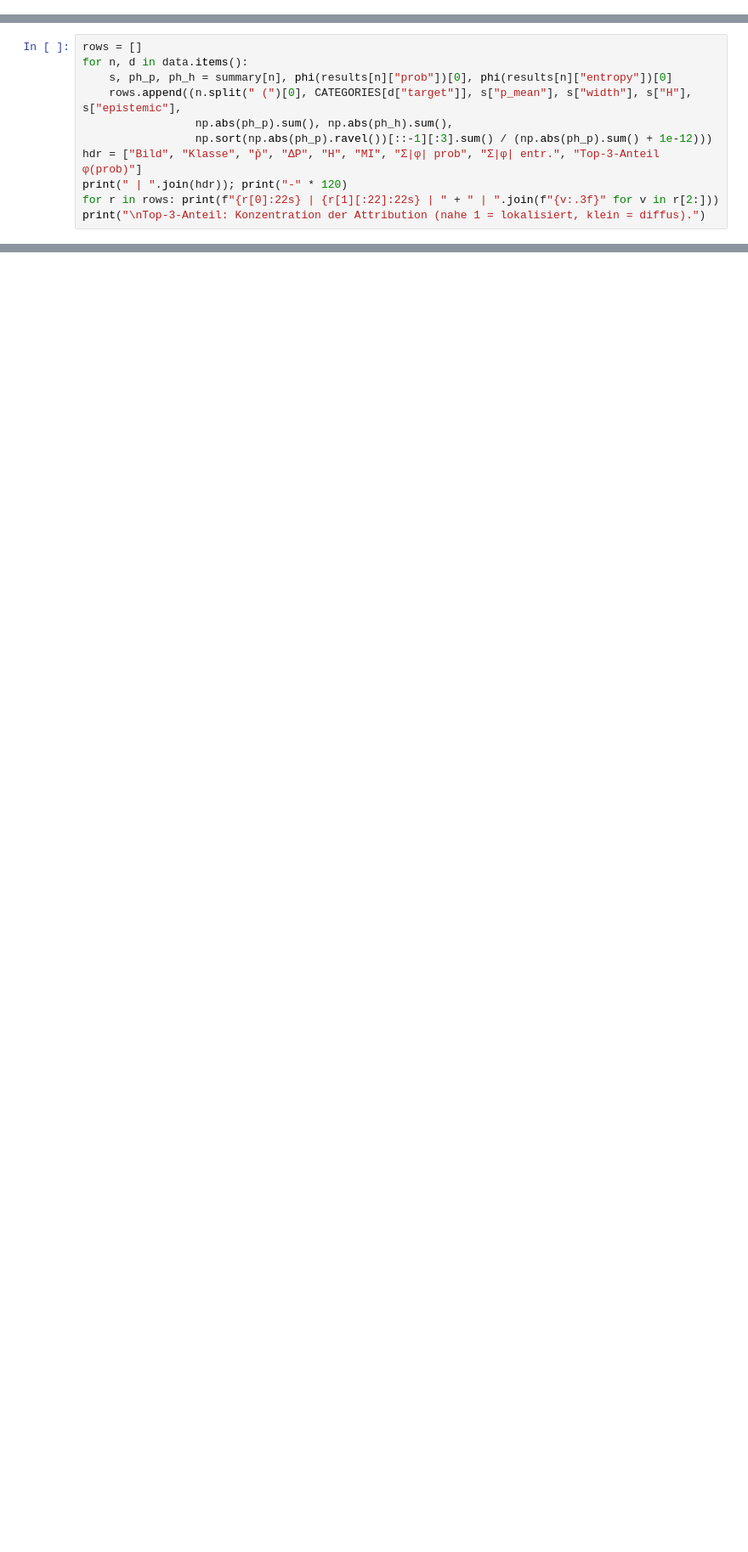
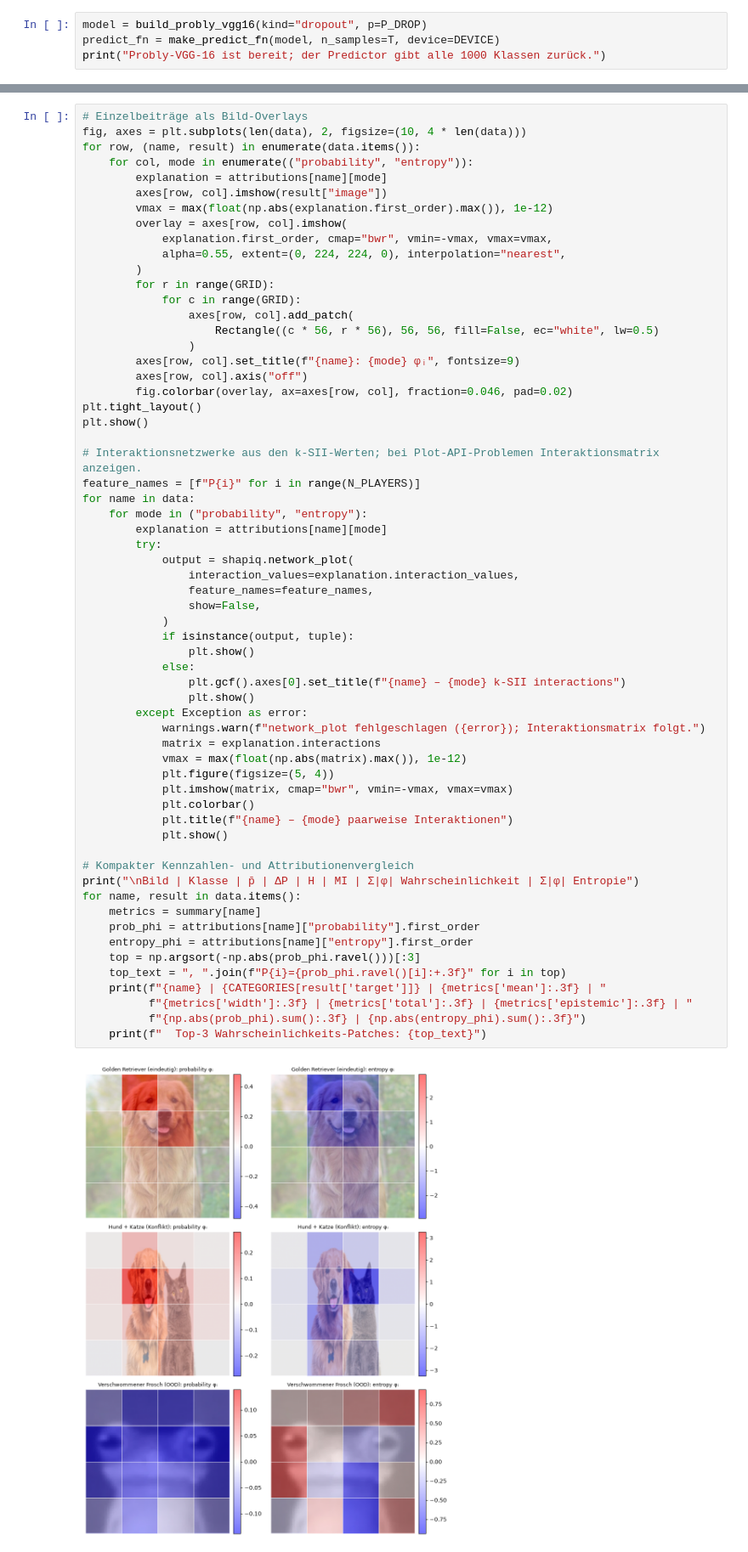
Before and after one commit to sep-trustworthy-gruppe-d/probly, a Jupyter notebook: experiments/group-d_experiments/Tom/tom_02.ipynb, the cells around one changed output, grey strips where cells are left out. Shown at 85% size. Saved outputs shown, nothing was run; the diff lists cells and outputs as text; blank space fills up the shorter version.

```diff
--- a/experiments/group-d_experiments/Tom/tom_02.ipynb
+++ b/experiments/group-d_experiments/Tom/tom_02.ipynb
@@ -170,0 +65,4 @@ class VisionUncertaintyGame(shapiq.Game):
+# %%
+model = build_probly_vgg16(kind="dropout", p=P_DROP)
+predict_fn = make_predict_fn(model, n_samples=T, device=DEVICE)
+print("Probly-VGG-16 ist bereit; der Predictor gibt alle 1000 Klassen zurück.")
@@ -397,11 +188,0 @@ Die Zelle darunter fasst die gemessenen Kennzahlen automatisch zusammen. Die fol
-# %%
-rows = []
-for n, d in data.items():
-    s, ph_p, ph_h = summary[n], phi(results[n]["prob"])[0], phi(results[n]["entropy"])[0]
-    rows.append((n.split(" (")[0], CATEGORIES[d["target"]], s["p_mean"], s["width"], s["H"], s["epistemic"],
-                 np.abs(ph_p).sum(), np.abs(ph_h).sum(),
-                 np.sort(np.abs(ph_p).ravel())[::-1][:3].sum() / (np.abs(ph_p).sum() + 1e-12)))
-hdr = ["Bild", "Klasse", "p̄", "ΔP", "H", "MI", "Σ|φ| prob", "Σ|φ| entr.", "Top-3-Anteil φ(prob)"]
-print(" | ".join(hdr)); print("-" * 120)
-for r in rows: print(f"{r[0]:22s} | {r[1][:22]:22s} | " + " | ".join(f"{v:.3f}" for v in r[2:]))
-print("\nTop-3-Anteil: Konzentration der Attribution (nahe 1 = lokalisiert, klein = diffus).")
@@ -415,0 +227,63 @@ Top-3-Anteil: Konzentration der Attribution (nahe 1 = lokalisiert, klein = diffu
+# %%
+# Einzelbeiträge als Bild-Overlays
+fig, axes = plt.subplots(len(data), 2, figsize=(10, 4 * len(data)))
+for row, (name, result) in enumerate(data.items()):
+    for col, mode in enumerate(("probability", "entropy")):
+        explanation = attributions[name][mode]
+        axes[row, col].imshow(result["image"])
+        vmax = max(float(np.abs(explanation.first_order).max()), 1e-12)
+        overlay = axes[row, col].imshow(
+            explanation.first_order, cmap="bwr", vmin=-vmax, vmax=vmax,
+            alpha=0.55, extent=(0, 224, 224, 0), interpolation="nearest",
+        )
+        for r in range(GRID):
+            for c in range(GRID):
+                axes[row, col].add_patch(
+                    Rectangle((c * 56, r * 56), 56, 56, fill=False, ec="white", lw=0.5)
+                )
+        axes[row, col].set_title(f"{name}: {mode} φᵢ", fontsize=9)
+        axes[row, col].axis("off")
+        fig.colorbar(overlay, ax=axes[row, col], fraction=0.046, pad=0.02)
+plt.tight_layout()
+plt.show()
+
+# Interaktionsnetzwerke aus den k-SII-Werten; bei Plot-API-Problemen Interaktionsmatrix anzeigen.
+feature_names = [f"P{i}" for i in range(N_PLAYERS)]
+for name in data:
+    for mode in ("probability", "entropy"):
+        explanation = attributions[name][mode]
+        try:
+            output = shapiq.network_plot(
+                interaction_values=explanation.interaction_values,
+                feature_names=feature_names,
+                show=False,
+            )
+            if isinstance(output, tuple):
+                plt.show()
+            else:
+                plt.gcf().axes[0].set_title(f"{name} – {mode} k-SII interactions")
+                plt.show()
+        except Exception as error:
+            warnings.warn(f"network_plot fehlgeschlagen ({error}); Interaktionsmatrix folgt.")
+            matrix = explanation.interactions
+            vmax = max(float(np.abs(matrix).max()), 1e-12)
+            plt.figure(figsize=(5, 4))
+            plt.imshow(matrix, cmap="bwr", vmin=-vmax, vmax=vmax)
+            plt.colorbar()
+            plt.title(f"{name} – {mode} paarweise Interaktionen")
+            plt.show()
+
+# Kompakter Kennzahlen- und Attributionenvergleich
+print("\nBild | Klasse | p̄ | ΔP | H | MI | Σ|φ| Wahrscheinlichkeit | Σ|φ| Entropie")
+for name, result in data.items():
+    metrics = summary[name]
+    prob_phi = attributions[name]["probability"].first_order
+    entropy_phi = attributions[name]["entropy"].first_order
+    top = np.argsort(-np.abs(prob_phi.ravel()))[:3]
+    top_text = ", ".join(f"P{i}={prob_phi.ravel()[i]:+.3f}" for i in top)
+    print(f"{name} | {CATEGORIES[result['target']]} | {metrics['mean']:.3f} | "
+          f"{metrics['width']:.3f} | {metrics['total']:.3f} | {metrics['epistemic']:.3f} | "
+          f"{np.abs(prob_phi).sum():.3f} | {np.abs(entropy_phi).sum():.3f}")
+    print(f"  Top-3 Wahrscheinlichkeits-Patches: {top_text}")
+# %% [output]
+[figure, added]
```
Also changed, not shown: parts of 26 cells of this notebook, 7 other files.
